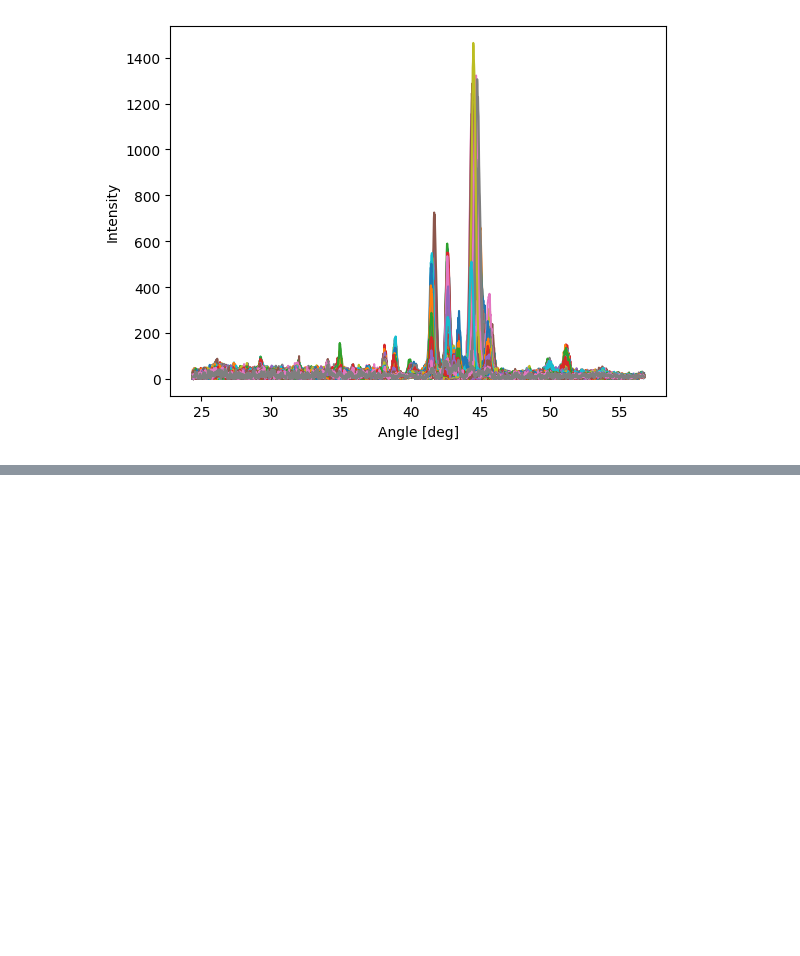
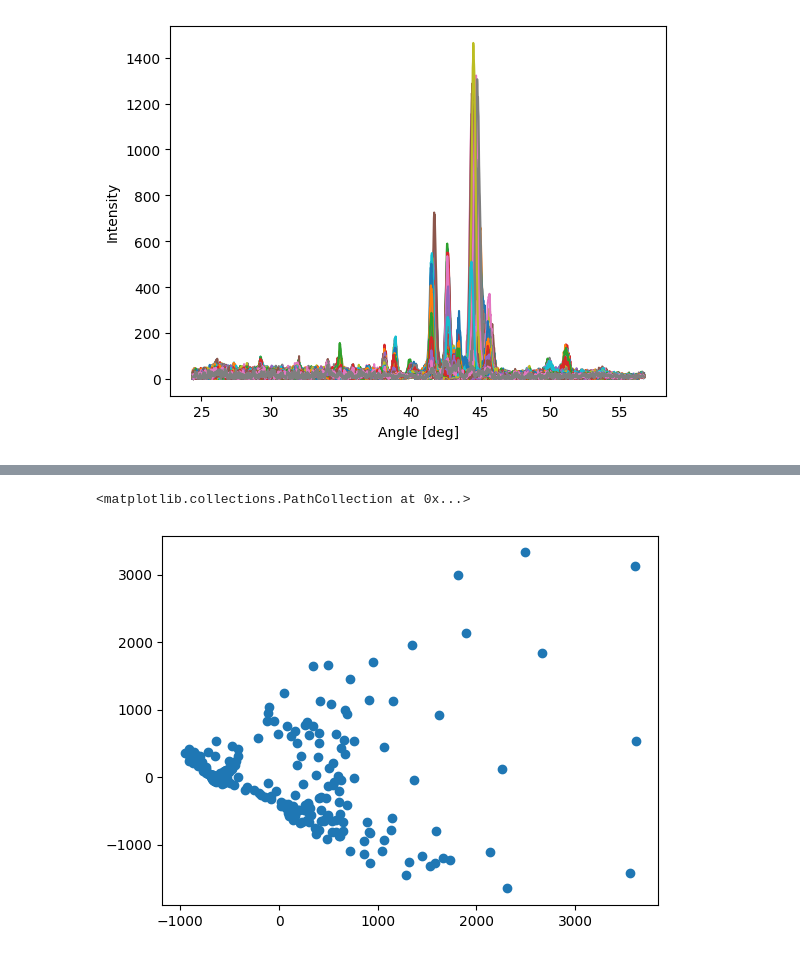
Before and after one commit to Lemonatix/how-to-python, a Jupyter notebook: Computerscience and Programming 24/VL_21.01.25/datascience_puds_new.ipynb, the cells around one changed output, grey strips where cells are left out. Drawn from its saved outputs; the diff is of its cells as text; code cells hidden in the pictures; blank space fills up the shorter version.

```diff
--- a/Computerscience and Programming 24/VL_21.01.25/datascience_puds_new.ipynb
+++ b/Computerscience and Programming 24/VL_21.01.25/datascience_puds_new.ipynb
@@ -335,2 +335,10 @@ Text(0.5, 0.9160254037844386, 'Pd')
 # %%
 #we use PCA to visualize the XRD landscape
+from sklearn.decomposition import PCA
+myPCA = PCA(n_components=2)
+pcs = myPCA.fit_transform(xrd_patterns.T)
+# %%
+plt.scatter(pcs[:,0], pcs[:,1])
+# %% [output]
+<matplotlib.collections.PathCollection at 0x...>
+[figure, added]
```
Also changed, not shown: parts of 7 cells of this notebook.
